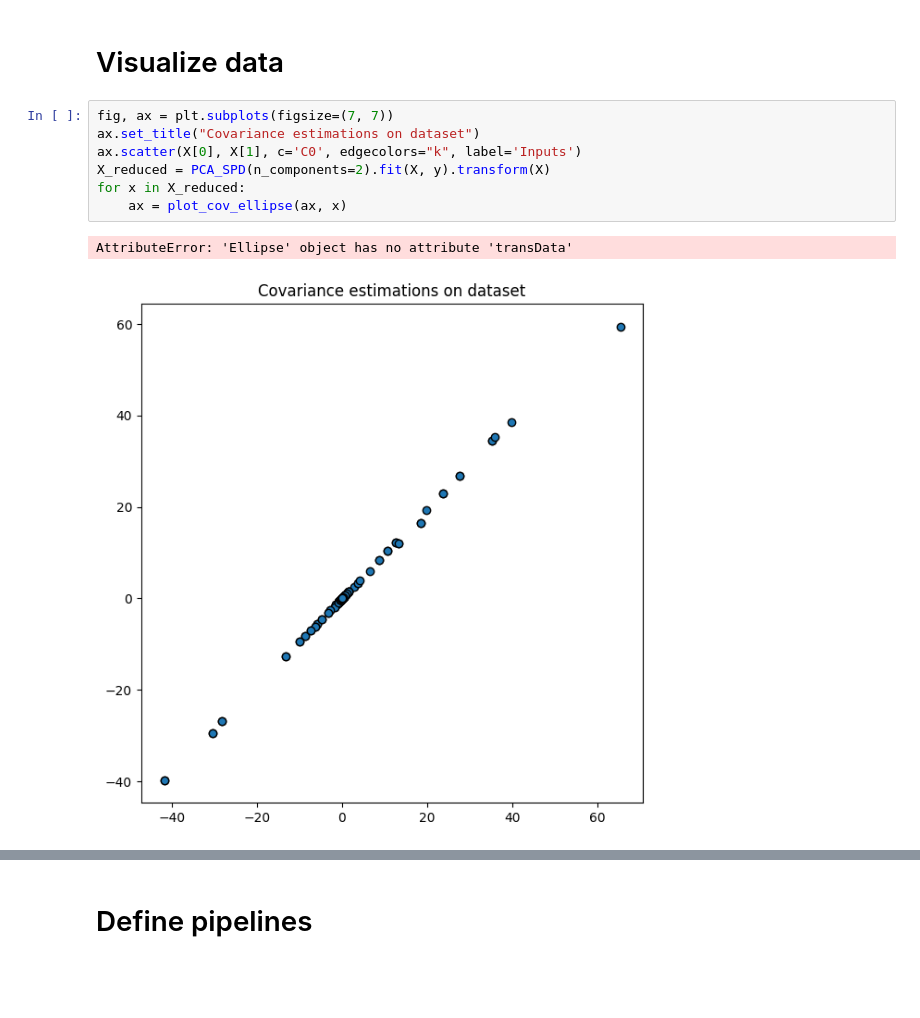
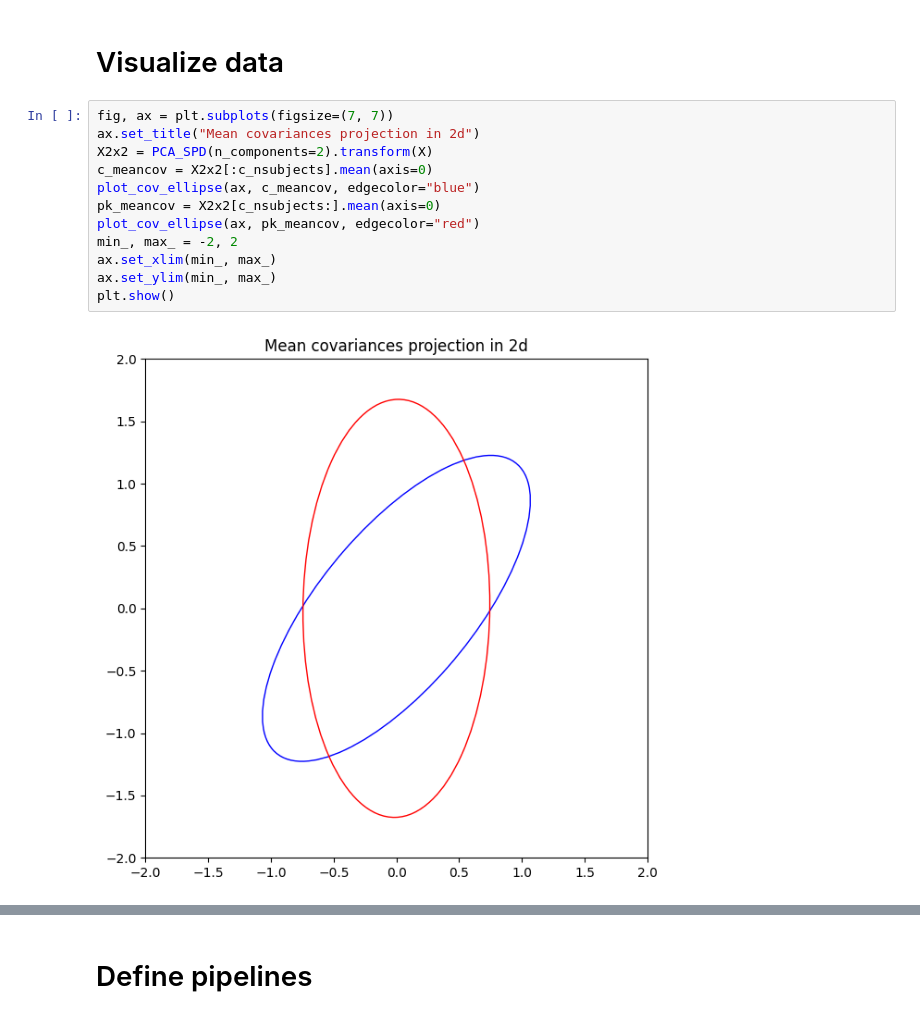
Before and after one commit to jiggychauhi/QC-Gait-Analysis, a Jupyter notebook: notebook_greg.ipynb, the cells around one changed output, grey strips where cells are left out. Cells and saved outputs as stored; diff of their text form; blank space fills up the shorter version.

Commit message:
push visualisation

```diff
--- a/notebook_greg.ipynb
+++ b/notebook_greg.ipynb
@@ -73,13 +75,17 @@ X = np.concatenate([c_dataset_covs_reshaped, pk_dataset_covs_reshaped], axis=0)
 y = np.concatenate([np.zeros(c_nsubjects * c_nvideos), np.ones(pk_nsubjects * pk_nvideos)])
 # %% [markdown]
 # Visualize data
-# %%
-fig, ax = plt.subplots(figsize=(7, 7))
-ax.set_title("Covariance estimations on dataset")
-ax.scatter(X[0], X[1], c='C0', edgecolors="k", label='Inputs')
-X_reduced = PCA_SPD(n_components=2).fit(X, y).transform(X)
-for x in X_reduced:
-    ax = plot_cov_ellipse(ax, x)
-# %% [output]
-AttributeError: 'Ellipse' object has no attribute 'transData'
-[figure, removed]
+# %%
+fig, ax = plt.subplots(figsize=(7, 7))
+ax.set_title("Mean covariances projection in 2d")
+X2x2 = PCA_SPD(n_components=2).transform(X)
+c_meancov = X2x2[:c_nsubjects].mean(axis=0)
+plot_cov_ellipse(ax, c_meancov, edgecolor="blue")
+pk_meancov = X2x2[c_nsubjects:].mean(axis=0)
+plot_cov_ellipse(ax, pk_meancov, edgecolor="red")
+min_, max_ = -2, 2
+ax.set_xlim(min_, max_)
+ax.set_ylim(min_, max_)
+plt.show()
+# %% [output]
+[figure, added]
```
Also changed, not shown: parts of 2 cells of this notebook.
